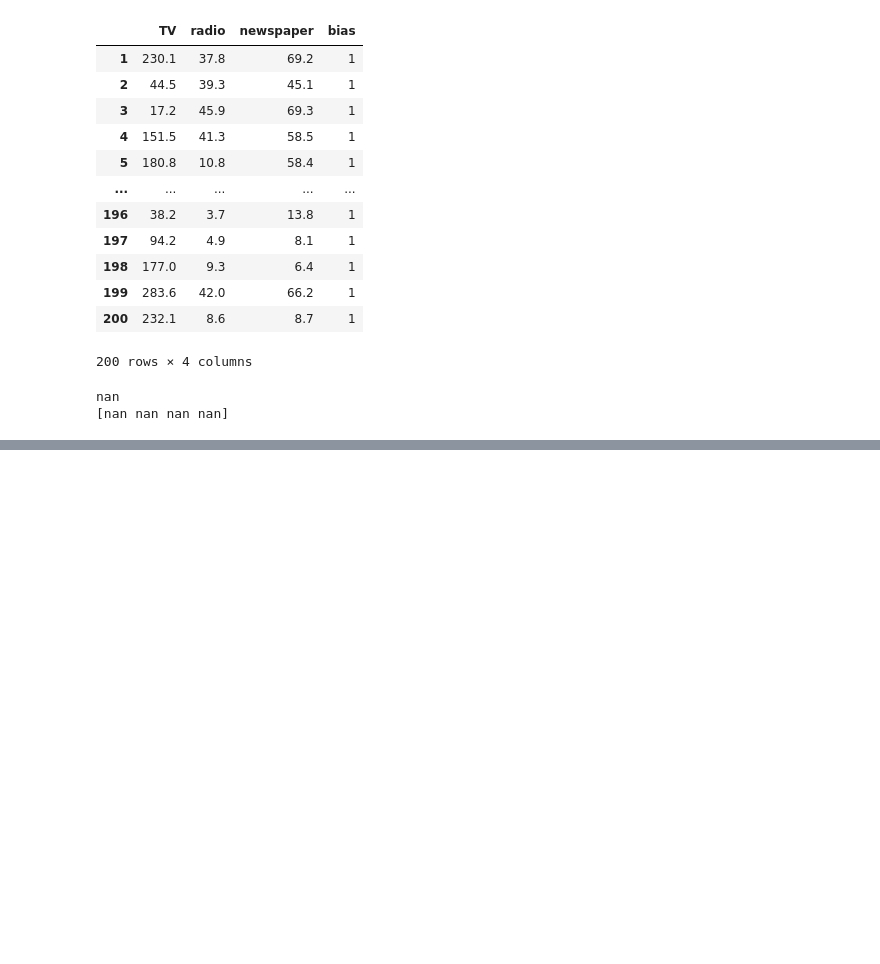
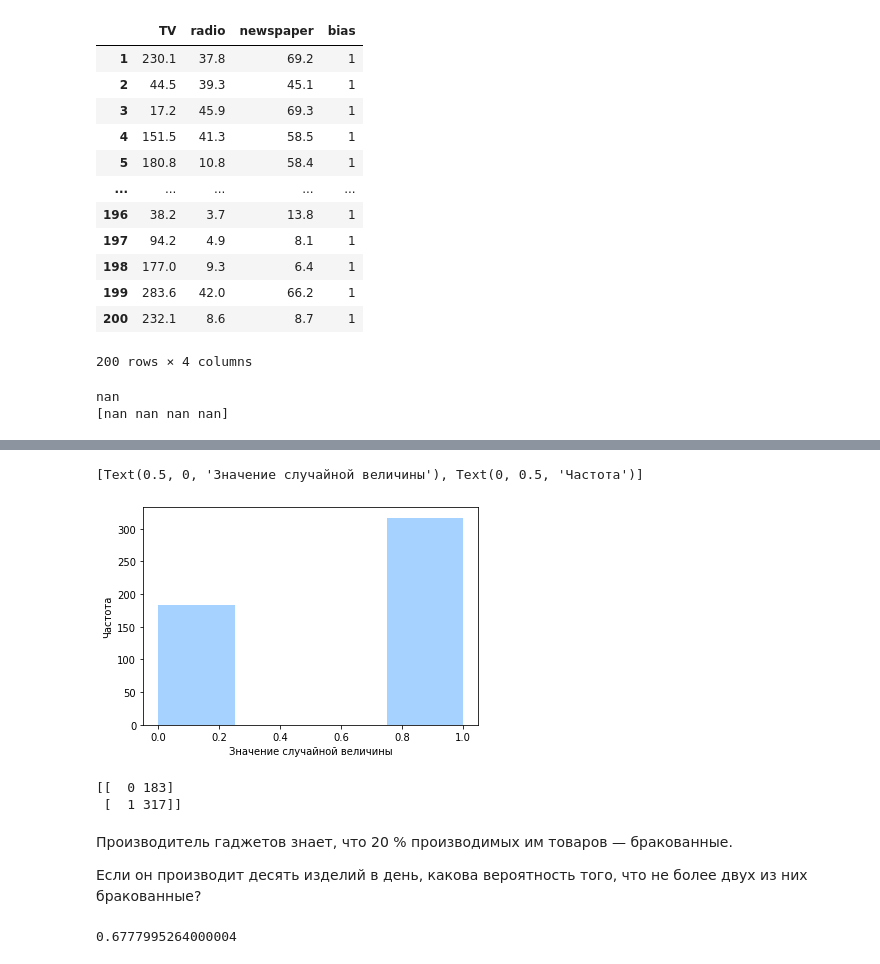
Before and after one commit to Nadarsa/sf_data_science, a Jupyter notebook: Math & ML/practice.ipynb, the cells around one changed output, grey strips where cells are left out. Drawn from its saved outputs; the diff is of its cells as text; code cells hidden in the pictures; blank space fills up the shorter version.

```diff
--- a/Math & ML/practice.ipynb
+++ b/Math & ML/practice.ipynb
@@ -1424,0 +1459,27 @@ nan
+# %%
+from scipy.stats import bernoulli
+import seaborn as sns
+
+data = bernoulli.rvs(size=500, p=0.6) # Random variates. Generate random numbers
+ax = sns.distplot(data,
+                  kde = False,
+                  color='dodgerblue')
+ax.set(xlabel='Значение случайной величины', ylabel='Частота')
+# %% [output]
+[Text(0.5, 0, 'Значение случайной величины'), Text(0, 0.5, 'Частота')]
+[figure, added]
+# %%
+unique, counts = np.unique(data, return_counts=True)
+print(np.asarray((unique, counts)).T)
+# %% [output]
+[[  0 183]
+ [  1 317]]
+# %% [markdown]
+Производитель гаджетов знает, что 20 % производимых им товаров — бракованные.
+
+Если он производит десять изделий в день, какова вероятность того, что не более двух из них бракованные?
+# %%
+import scipy
+scipy.stats.binom.pmf(8,10,0.8)+scipy.stats.binom.pmf(9,10,0.8)+scipy.stats.binom.pmf(10,10,0.8)
+# %% [output]
+0.6777995264000004
```
Also changed, not shown: parts of 9 cells of this notebook, 7 other files.
